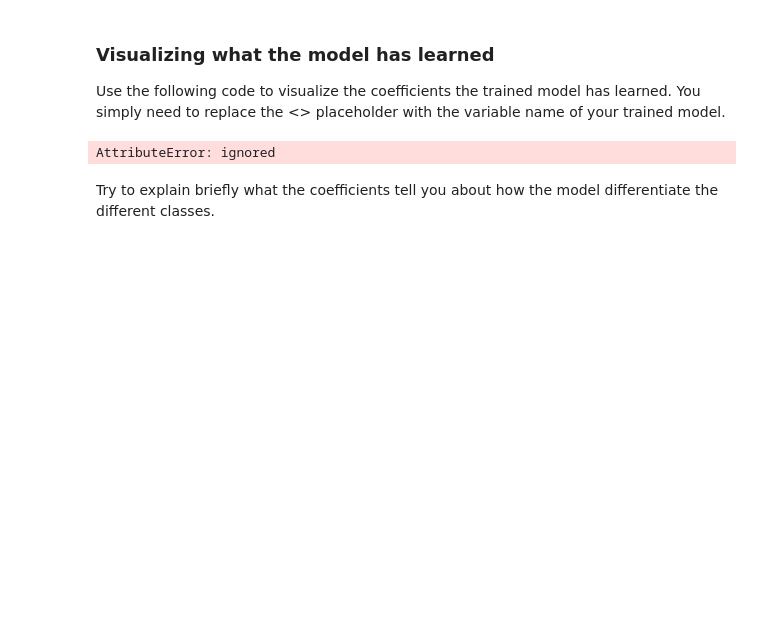
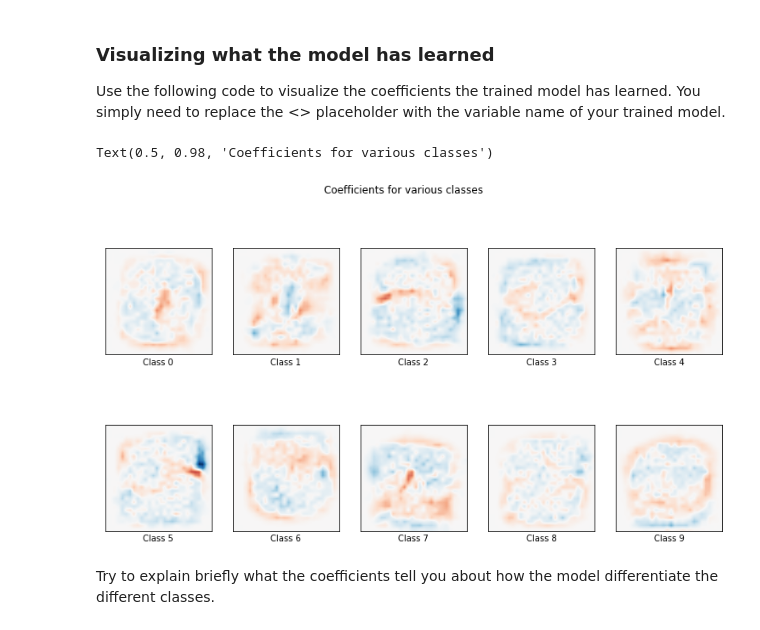
Before and after one commit to tomheyden/Assignment-2, a Jupyter notebook: Kopie_von_Assignment2_ATIT22.ipynb, the cells around one changed output. Cells and saved outputs as stored; diff of their text form; code cells hidden in the pictures; blank space fills up the shorter version.

```diff
--- a/Kopie_von_Assignment2_ATIT22.ipynb
+++ b/Kopie_von_Assignment2_ATIT22.ipynb
@@ -155,24 +155,25 @@ Based on the confusion matrix, where do you expect the model to make good decisi
 Use the following code to visualize the coefficients the trained model has learned.
 You simply need to replace the <<model>> placeholder with the variable name of your trained model.
 # %%
-coef = x_test.coef_.copy()
+coef = logreg.coef_.copy()
 scale = np.abs(coef).max()
 plt.figure(figsize=(13,7))
 
 for i in range(10): # 0-9
     coef_plot = plt.subplot(2, 5, i + 1) # 2x5 plot
 
     coef_plot.imshow(coef[i].reshape(28,28),
                      cmap=plt.cm.RdBu,
                      vmin=-scale, vmax=scale,
                     interpolation='bilinear')
 
     coef_plot.set_xticks(()); coef_plot.set_yticks(())
     coef_plot.set_xlabel(f'Class {i}')
 
 plt.suptitle('Coefficients for various classes')
 # %% [output]
-AttributeError: ignored
+Text(0.5, 0.98, 'Coefficients for various classes')
+[figure, added]
 # %% [markdown]
 Try to explain briefly what the coefficients tell you about how the model differentiate the different classes.
 # %% [markdown]
```
Also changed, not shown: parts of 3 cells of this notebook.
